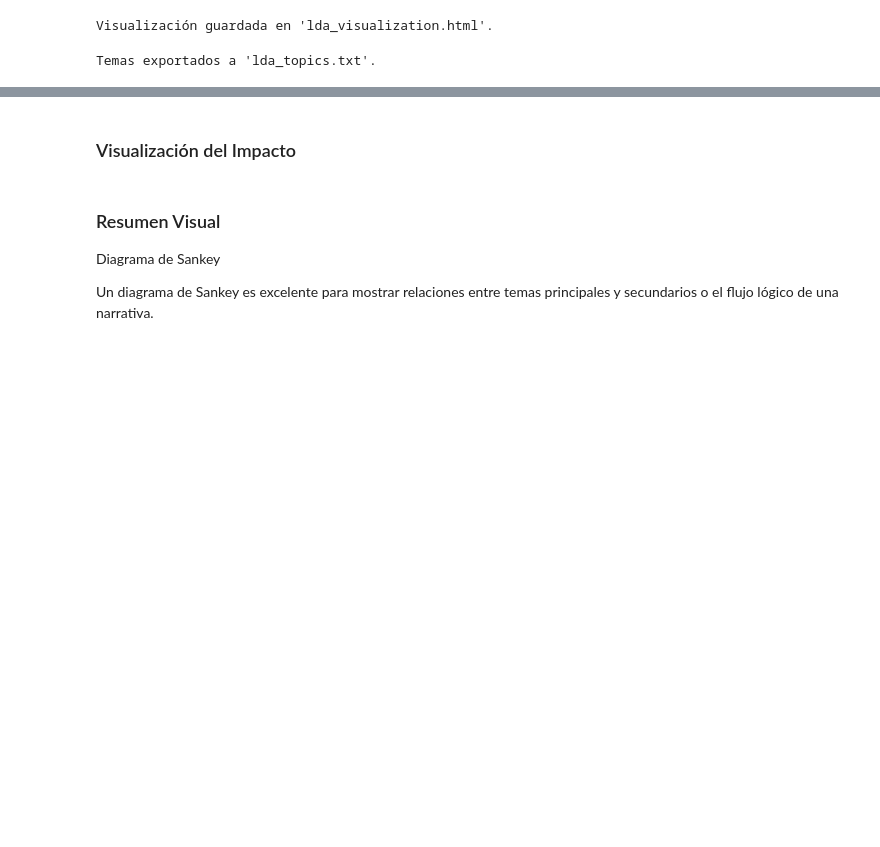
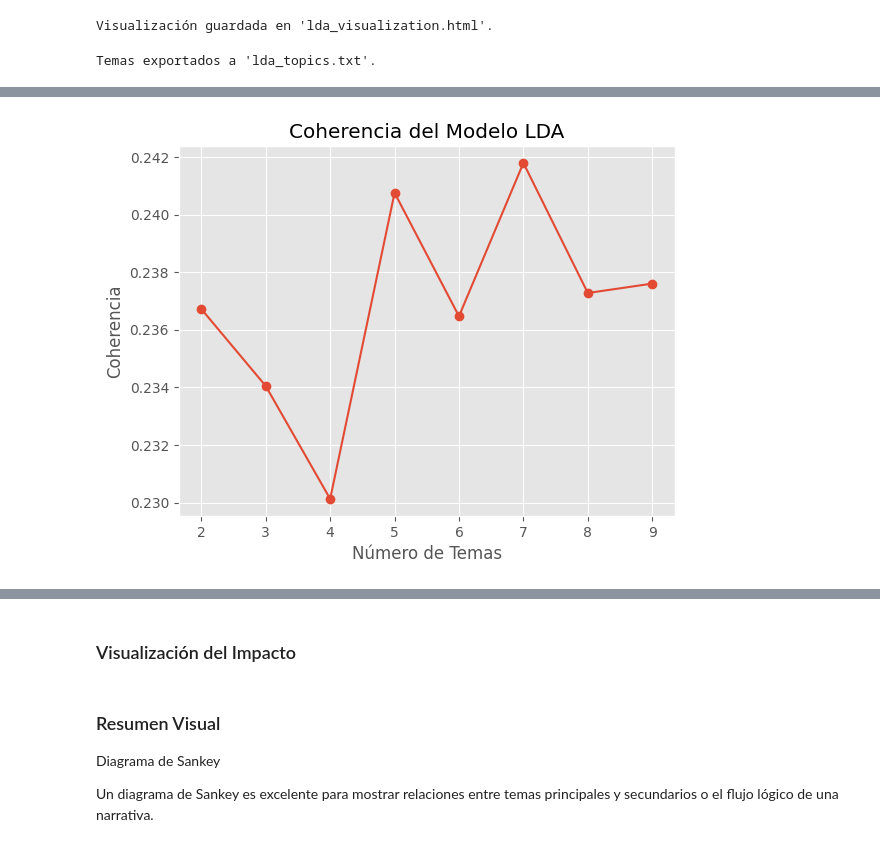
Before and after one commit to davidlealo/TalkTrack, a Jupyter notebook: analisis_seminario_colunga14_01.ipynb, the cells around one changed output, grey strips where cells are left out. Saved outputs shown, nothing was run; the diff lists cells and outputs as text; code cells hidden in the pictures; blank space fills up the shorter version.

```diff
--- a/analisis_seminario_colunga14_01.ipynb
+++ b/analisis_seminario_colunga14_01.ipynb
@@ -1016,3 +1016,95 @@ with open("lda_topics.txt", "w") as f:
 print("Temas exportados a 'lda_topics.txt'.")
 # %% [output]
 Temas exportados a 'lda_topics.txt'.
+# %%
+import numpy as np
+import matplotlib.pyplot as plt
+from gensim import corpora
+from gensim.models.ldamodel import LdaModel
+from gensim.models import CoherenceModel
+import pyLDAvis.gensim_models as gensimvis
+import pyLDAvis
+from collections import defaultdict
+from nltk.tokenize import word_tokenize
+from nltk.corpus import stopwords
+import nltk
+
+nltk.download("punkt")
+nltk.download("stopwords")
+
+# 1. Preprocesamiento del Texto
+def preprocess_text(text):
+    tokens = word_tokenize(text.lower())
+    stop_words = set(stopwords.words("spanish"))  # Cambia a 'english' si el texto está en inglés
+    return [word for word in tokens if word.isalnum() and word not in stop_words]
+
+# Cargar la transcripción del texto
+with open("transcription.txt", "r", encoding="utf-8") as f:
+    transcription_text = f.read()
+
+tokens = preprocess_text(transcription_text)
+
+# Crear un diccionario y un corpus
+dictionary = corpora.Dictionary([tokens])
+corpus = [dictionary.doc2bow(tokens)]
+
+# 2. Ajustar parámetros y crear modelos con diferentes num_topics
+def train_lda_models(corpus, dictionary, topic_range):
+    models = {}
+    for num_topics in topic_range:
+        model = LdaModel(corpus=corpus, id2word=dictionary, num_topics=num_topics, passes=15, iterations=50)
+        models[num_topics] = model
+    return models
+
+topic_range = range(2, 10)  # Probar con 2 a 9 temas
+lda_models = train_lda_models(corpus, dictionary, topic_range)
+
+# 3. Evaluar la coherencia de los modelos
+def evaluate_coherence(models, dictionary, texts):
+    coherence_scores = {}
+    for num_topics, model in models.items():
+        coherence_model = CoherenceModel(model=model, texts=[tokens], dictionary=dictionary, coherence='c_v')
+        coherence_scores[num_topics] = coherence_model.get_coherence()
+    return coherence_scores
+
+coherence_scores = evaluate_coherence(lda_models, dictionary, [tokens])
+
+# 4. Graficar coherencia para determinar el número óptimo de temas
+plt.plot(list(coherence_scores.keys()), list(coherence_scores.values()), marker='o')
+plt.xlabel('Número de Temas')
+plt.ylabel('Coherencia')
+plt.title('Coherencia del Modelo LDA')
+plt.show()
+
+# Seleccionar el modelo con mayor coherencia
+best_num_topics = max(coherence_scores, key=coherence_scores.get)
+lda_model = lda_models[best_num_topics]
+print(f"Modelo seleccionado: {best_num_topics} temas (Coherencia: {coherence_scores[best_num_topics]:.4f})")
+
+# 5. Visualizar los temas principales
+print("\nTemas principales:")
+for topic_id, topic_words in lda_model.show_topics(num_topics=-1, num_words=10, formatted=False):
+    print(f"Tema {topic_id + 1}: {', '.join([word for word, _ in topic_words])}")
+
+# 6. Guardar visualización interactiva
+lda_vis = gensimvis.prepare(lda_model, corpus, dictionary)
+pyLDAvis.save_html(lda_vis, "lda_visualization_detailed.html")
+print("Visualización interactiva guardada en 'lda_visualization_detailed.html'")
+
+# 7. Distribución de documentos por tema
+topic_docs = defaultdict(list)
+for idx, topic_distribution in enumerate(lda_model[corpus]):
+    dominant_topic = max(topic_distribution, key=lambda x: x[1])[0]
+    topic_docs[dominant_topic].append(idx)
+
+for topic, docs in topic_docs.items():
+    print(f"Tema {topic + 1}: {len(docs)} documentos")
+
+# 8. Graficar distribución de documentos por tema
+topic_counts = [len(docs) for docs in topic_docs.values()]
+plt.bar(range(len(topic_counts)), topic_counts, tick_label=[f"Tema {i + 1}" for i in range(len(topic_counts))])
+plt.title("Distribución de Documentos por Tema")
+plt.xlabel("Temas")
+plt.ylabel("Número de Documentos")
+plt.show()
+# %% [output]
@@ -1018,0 +1115 @@ Temas exportados a 'lda_topics.txt'.
+[figure, added]
```
Also changed, not shown: parts of 9 cells of this notebook.
